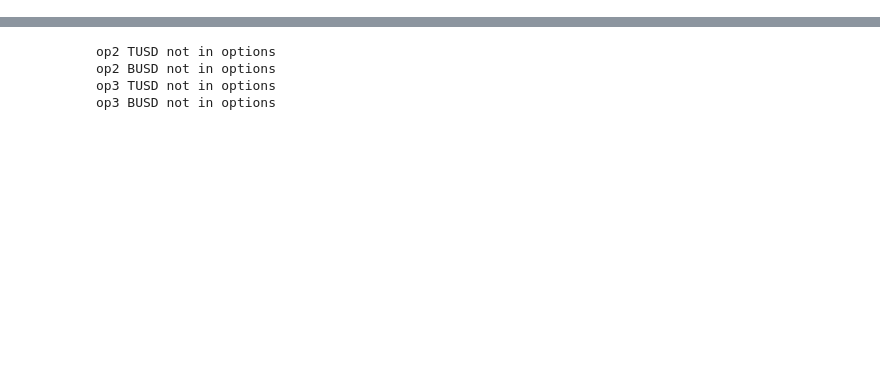
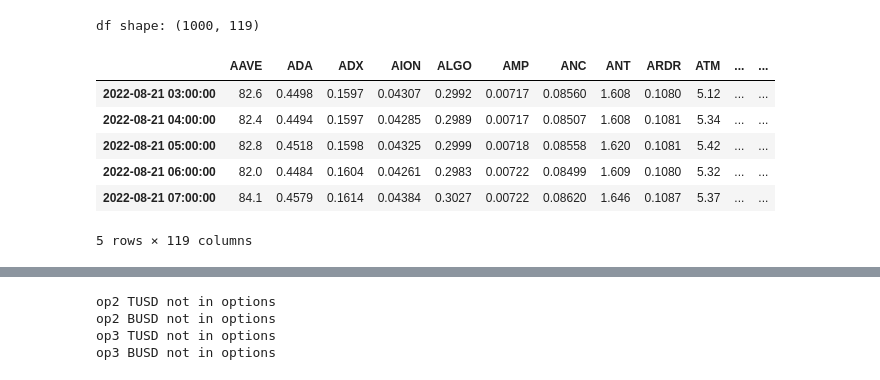
Before and after one commit to cs582/SignatureWorkReinforcementLearning, a Jupyter notebook: notebooks/portfolio_selection.ipynb, the cells around one changed output, grey strips where cells are left out. Cells and saved outputs as stored; diff of their text form; code cells hidden in the pictures; blank space fills up the shorter version.

```diff
--- a/notebooks/portfolio_selection.ipynb
+++ b/notebooks/portfolio_selection.ipynb
@@ -10,13 +133,22 @@ ModuleNotFoundError: No module named 'src'
 # %%
-df = pd.read_csv("data/ClosePriceData_2022-10-01_to_2022-08-21.csv", index_col=0)
+df = pd.read_csv("~/IdeaProjects/SignatureWorkReinforcementLearning/data/raw//ClosePriceData_2022-10-01_to_2022-08-21.csv", index_col=0)
 df.drop(columns=["TUSD", "BUSD"], inplace=True)
 
 df.sort_index(inplace=True)
 
 df_change = df/df.iloc[0]-1
 df_daily_roi = df.pct_change().dropna()
 
 print("df shape:", df.shape)
 df.head()
+# %% [output]
+df shape: (1000, 119)
+|  | AAVE | ADA | ADX | AION | ALGO | AMP | ANC | ANT | ARDR | ATM | ... | ... |
+| 2022-08-21 03:00:00 | 82.6 | 0.4498 | 0.1597 | 0.04307 | 0.2992 | 0.00717 | 0.08560 | 1.608 | 0.1080 | 5.12 | ... | ... |
+| 2022-08-21 04:00:00 | 82.4 | 0.4494 | 0.1597 | 0.04285 | 0.2989 | 0.00717 | 0.08507 | 1.608 | 0.1081 | 5.34 | ... | ... |
+| 2022-08-21 05:00:00 | 82.8 | 0.4518 | 0.1598 | 0.04325 | 0.2999 | 0.00718 | 0.08558 | 1.620 | 0.1081 | 5.42 | ... | ... |
+| 2022-08-21 06:00:00 | 82.0 | 0.4484 | 0.1604 | 0.04261 | 0.2983 | 0.00722 | 0.08499 | 1.609 | 0.1080 | 5.32 | ... | ... |
+| 2022-08-21 07:00:00 | 84.1 | 0.4579 | 0.1614 | 0.04384 | 0.3027 | 0.00722 | 0.08620 | 1.646 | 0.1087 | 5.37 | ... | ... |
+5 rows × 119 columns
 # %%
 plot_tokens_history(data=df_change, title="Initial Tokens", columns=None)
```
Also changed, not shown: parts of 12 cells of this notebook, 1 other file.
